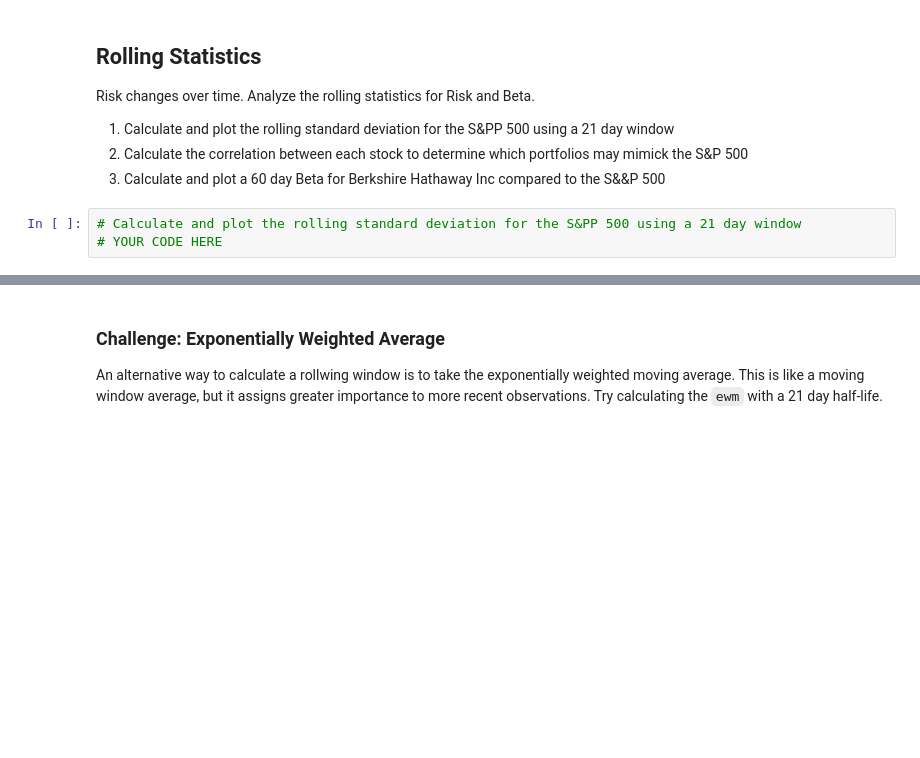
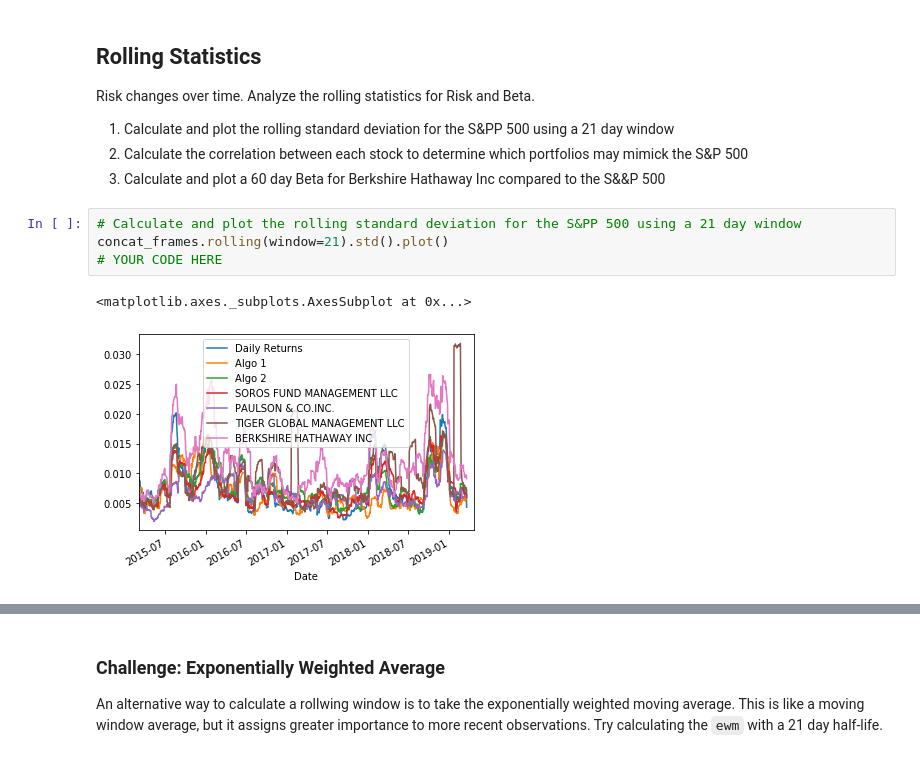
Before and after one commit to gabrieldk96/Pandas-Homework, a Jupyter notebook: Starter_Code/whale_analysis.ipynb, the cells around one changed output, grey strips where cells are left out. Saved outputs shown, nothing was run; the diff lists cells and outputs as text; blank space fills up the shorter version.

Commit message:
Completed rolling statistics

```diff
--- a/Starter_Code/whale_analysis.ipynb
+++ b/Starter_Code/whale_analysis.ipynb
@@ -286,6 +297,10 @@ Risk changes over time. Analyze the rolling statistics for Risk and Beta.
 2. Calculate and plot a 60 day Beta for Berkshire Hathaway Inc compared to the S&&P 500
 # %%
 # Calculate and plot the rolling standard deviation for the S&PP 500 using a 21 day window
+concat_frames.rolling(window=21).std().plot()
 # YOUR CODE HERE
+# %% [output]
+<matplotlib.axes._subplots.AxesSubplot at 0x...>
+[figure, added]
 # %%
 # Correlation
```
Also changed, not shown: parts of 4 cells of this notebook.
